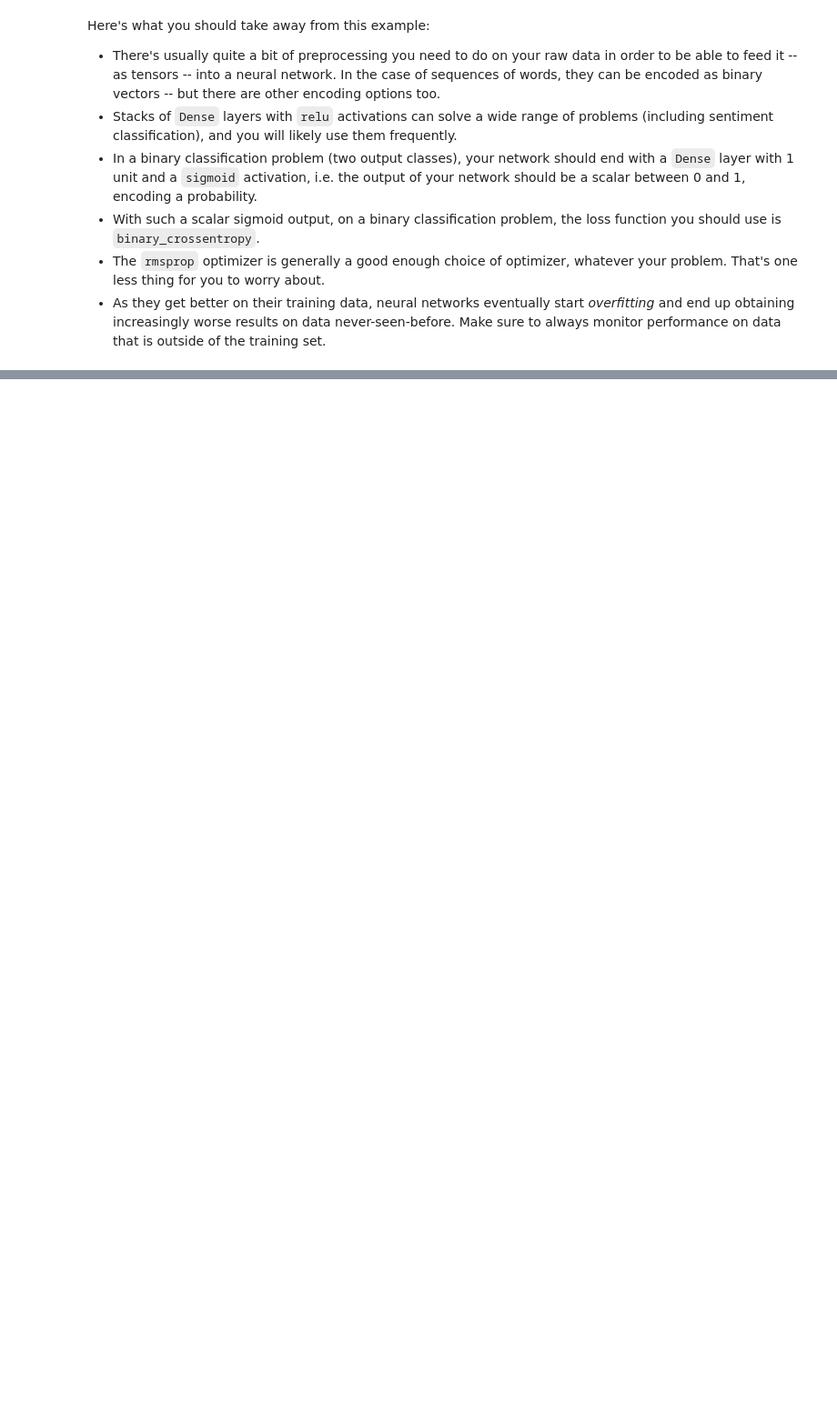
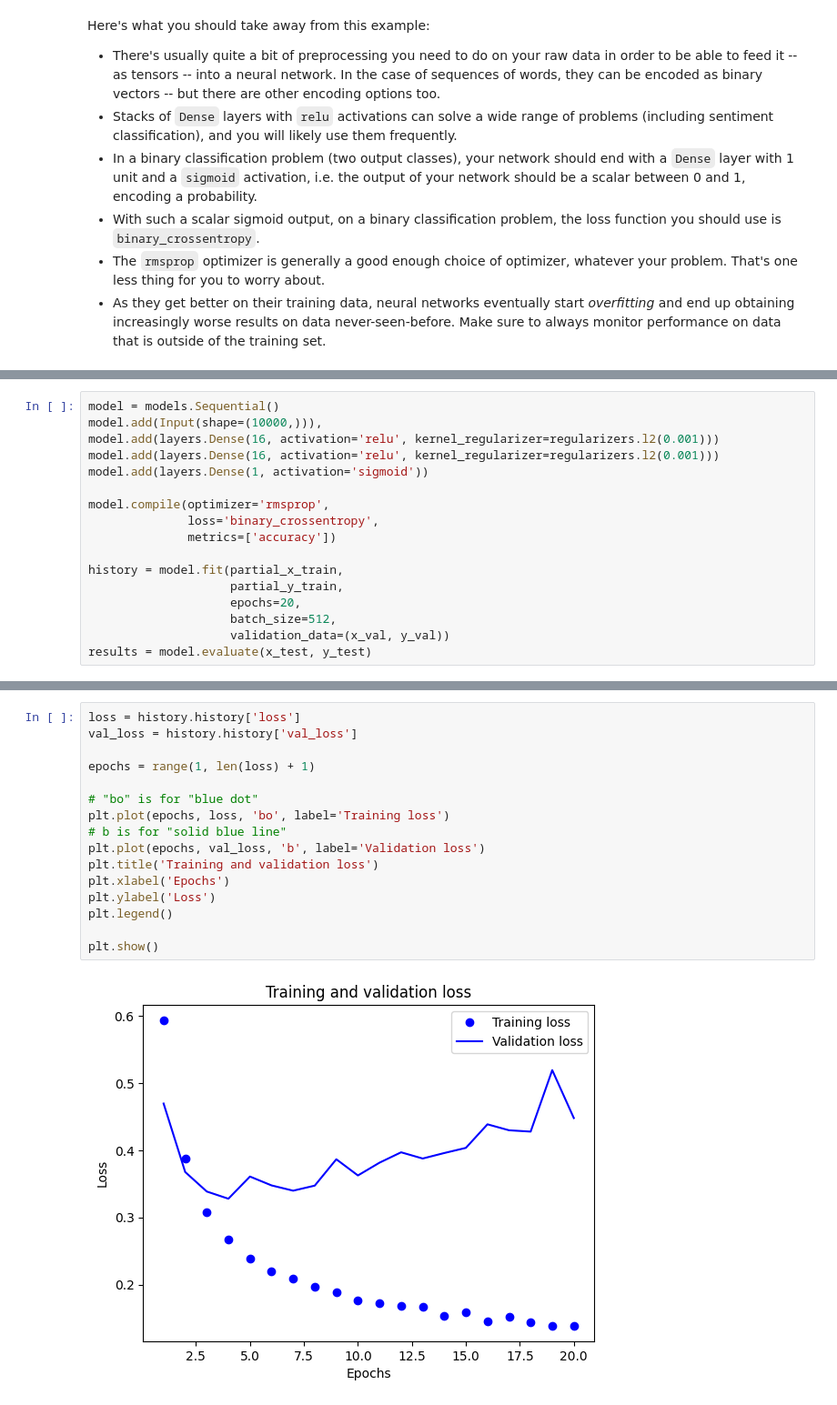
Before and after one commit to chlovec/hues_programs, a Jupyter notebook: csie_89/HW03/Classifying-movie-reviews.ipynb, the cells around one changed output, grey strips where cells are left out. Shown at 91% size. Drawn from its saved outputs; the diff is of its cells as text; blank space fills up the shorter version.

```diff
--- a/csie_89/HW03/Classifying-movie-reviews.ipynb
+++ b/csie_89/HW03/Classifying-movie-reviews.ipynb
@@ -475,0 +580,17 @@ never-seen-before. Make sure to always monitor performance on data that is outsi
+# %%
+model = models.Sequential()
+model.add(Input(shape=(10000,))),
+model.add(layers.Dense(16, activation='relu', kernel_regularizer=regularizers.l2(0.001)))
+model.add(layers.Dense(16, activation='relu', kernel_regularizer=regularizers.l2(0.001)))
+model.add(layers.Dense(1, activation='sigmoid'))
+
+model.compile(optimizer='rmsprop',
+              loss='binary_crossentropy',
+              metrics=['accuracy'])
+
+history = model.fit(partial_x_train,
+                    partial_y_train,
+                    epochs=20,
+                    batch_size=512,
+                    validation_data=(x_val, y_val))
+results = model.evaluate(x_test, y_test)
@@ -475,0 +615,18 @@ never-seen-before. Make sure to always monitor performance on data that is outsi
+# %%
+loss = history.history['loss']
+val_loss = history.history['val_loss']
+
+epochs = range(1, len(loss) + 1)
+
+# "bo" is for "blue dot"
+plt.plot(epochs, loss, 'bo', label='Training loss')
+# b is for "solid blue line"
+plt.plot(epochs, val_loss, 'b', label='Validation loss')
+plt.title('Training and validation loss')
+plt.xlabel('Epochs')
+plt.ylabel('Loss')
+plt.legend()
+
+plt.show()
+# %% [output]
+[figure, added]
```
Also changed, not shown: parts of 60 cells of this notebook, 9 other files.
